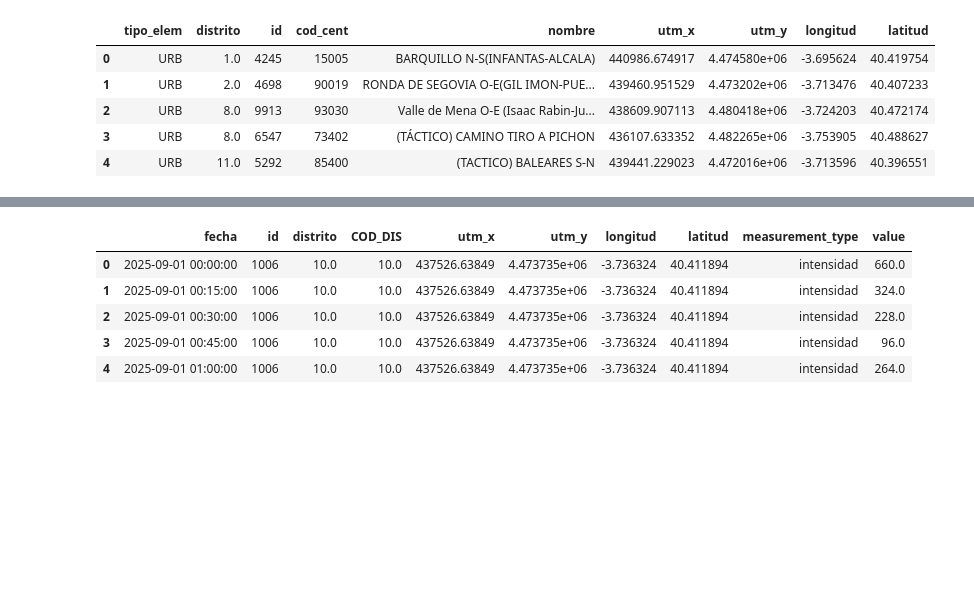
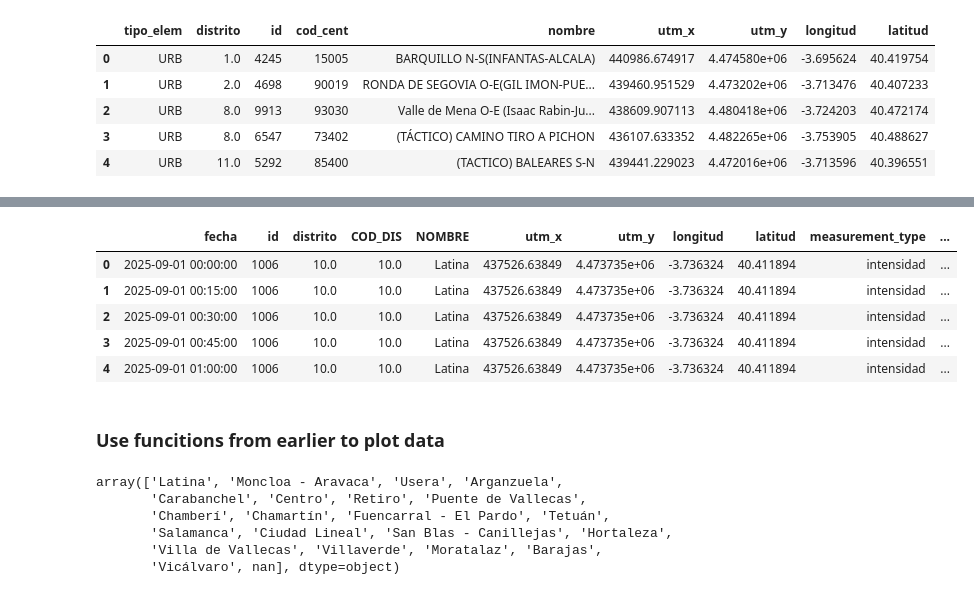
Before and after one commit to annak1800/ciudades_sostenibles, a Jupyter notebook: notebook_1.ipynb, the cells around one changed output, grey strips where cells are left out. Cells and saved outputs as stored; diff of their text form; code cells hidden in the pictures; blank space fills up the shorter version.

```diff
--- a/notebook_1.ipynb
+++ b/notebook_1.ipynb
@@ -659,12 +648,23 @@ Index(['fecha', 'id', 'tipo_elem_x', 'intensidad', 'ocupacion', 'carga',
 # %%
-merged_long = pd.melt(merged_full, id_vars=['fecha', 'id', 'distrito', 'COD_DIS','utm_x', 'utm_y', 'longitud','latitud'],
+merged_long = pd.melt(merged_full, id_vars=['fecha', 'id', 'distrito', 'COD_DIS', 'NOMBRE','utm_x', 'utm_y', 'longitud','latitud'],
                       value_vars=['intensidad', 'coches_total'],
                       var_name='measurement_type', value_name='value')
 merged_long.head()
 # %% [output]
-|  | fecha | id | distrito | COD_DIS | utm_x | utm_y | longitud | latitud | measurement_type | value |
-| 0 | 2025-09-01 00:00:00 | 1006 | 10.0 | 10.0 | 437526.63849 | 4.473735e+06 | -3.736324 | 40.411894 | intensidad | 660.0 |
-| 1 | 2025-09-01 00:15:00 | 1006 | 10.0 | 10.0 | 437526.63849 | 4.473735e+06 | -3.736324 | 40.411894 | intensidad | 324.0 |
-| 2 | 2025-09-01 00:30:00 | 1006 | 10.0 | 10.0 | 437526.63849 | 4.473735e+06 | -3.736324 | 40.411894 | intensidad | 228.0 |
-| 3 | 2025-09-01 00:45:00 | 1006 | 10.0 | 10.0 | 437526.63849 | 4.473735e+06 | -3.736324 | 40.411894 | intensidad | 96.0 |
-| 4 | 2025-09-01 01:00:00 | 1006 | 10.0 | 10.0 | 437526.63849 | 4.473735e+06 | -3.736324 | 40.411894 | intensidad | 264.0 |
+|  | fecha | id | distrito | COD_DIS | NOMBRE | utm_x | utm_y | longitud | latitud | measurement_type | ... |
+| 0 | 2025-09-01 00:00:00 | 1006 | 10.0 | 10.0 | Latina | 437526.63849 | 4.473735e+06 | -3.736324 | 40.411894 | intensidad | ... |
+| 1 | 2025-09-01 00:15:00 | 1006 | 10.0 | 10.0 | Latina | 437526.63849 | 4.473735e+06 | -3.736324 | 40.411894 | intensidad | ... |
+| 2 | 2025-09-01 00:30:00 | 1006 | 10.0 | 10.0 | Latina | 437526.63849 | 4.473735e+06 | -3.736324 | 40.411894 | intensidad | ... |
+| 3 | 2025-09-01 00:45:00 | 1006 | 10.0 | 10.0 | Latina | 437526.63849 | 4.473735e+06 | -3.736324 | 40.411894 | intensidad | ... |
+| 4 | 2025-09-01 01:00:00 | 1006 | 10.0 | 10.0 | Latina | 437526.63849 | 4.473735e+06 | -3.736324 | 40.411894 | intensidad | ... |
+# %% [markdown]
+### Use funcitions from earlier to plot data
+# %%
+merged_full['NOMBRE'].unique()
+# %% [output]
+array(['Latina', 'Moncloa - Aravaca', 'Usera', 'Arganzuela',
+       'Carabanchel', 'Centro', 'Retiro', 'Puente de Vallecas',
+       'Chamberí', 'Chamartín', 'Fuencarral - El Pardo', 'Tetuán',
+       'Salamanca', 'Ciudad Lineal', 'San Blas - Canillejas', 'Hortaleza',
+       'Villa de Vallecas', 'Villaverde', 'Moratalaz', 'Barajas',
+       'Vicálvaro', nan], dtype=object)
```
Also changed, not shown: parts of 10 cells of this notebook.
